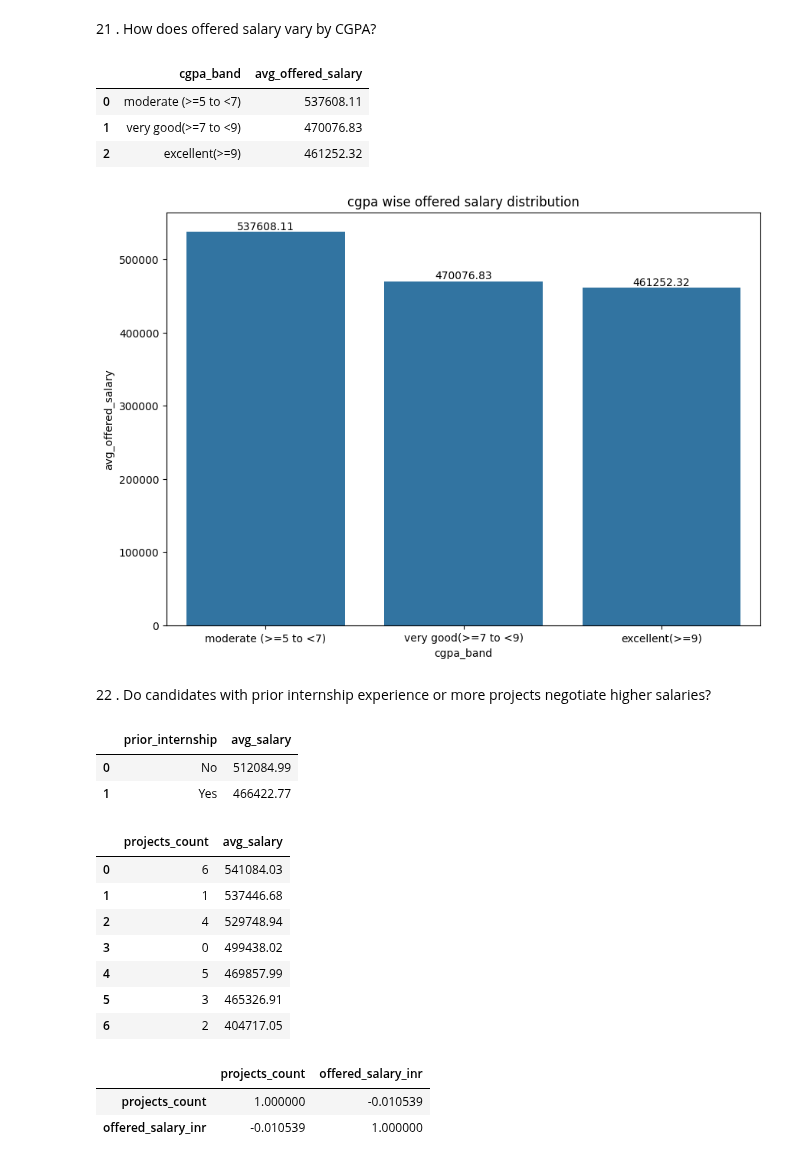
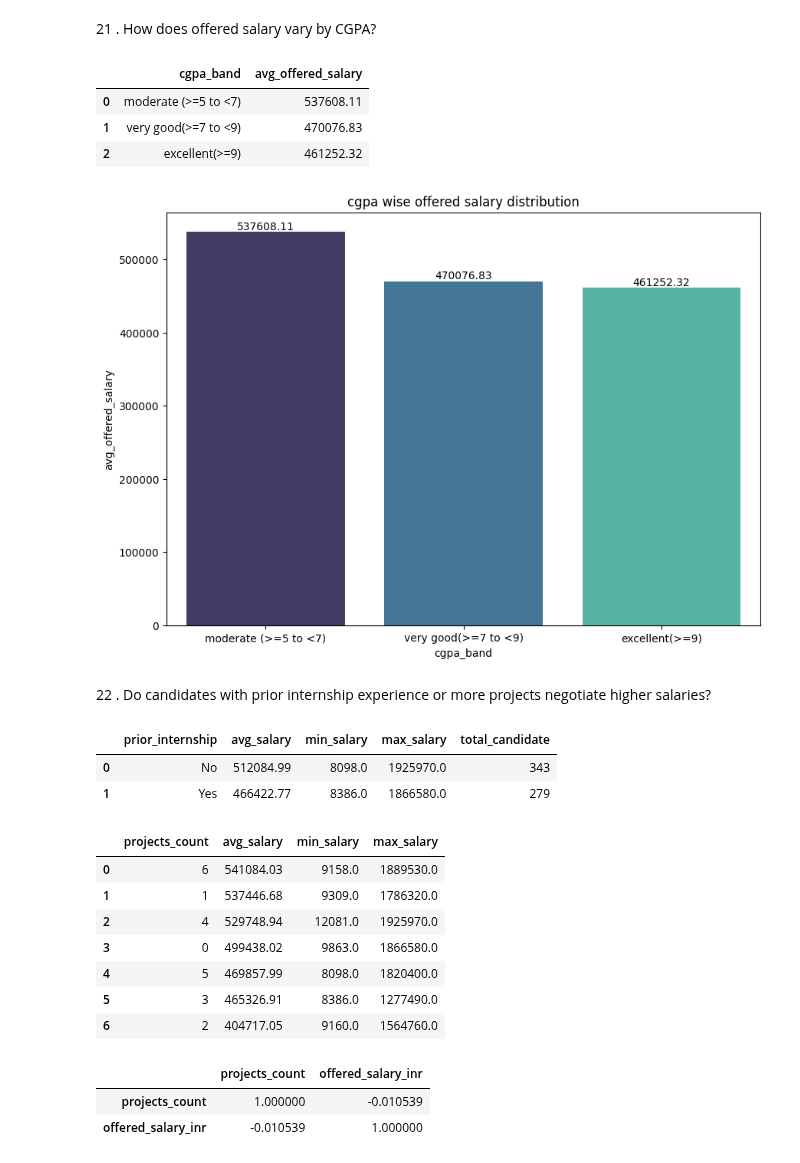
Before and after one commit to Ishasavani1402/Data-Analytics, a Jupyter notebook: fresher_hiring_analysis/EDA.ipynb, the cells around one changed output. Cells and saved outputs as stored; diff of their text form; code cells hidden in the pictures.

```diff
--- a/fresher_hiring_analysis/EDA.ipynb
+++ b/fresher_hiring_analysis/EDA.ipynb
@@ -749,7 +749,7 @@ avg_response_day =  pd.read_sql_query(text("""select platform , round(avg(respon
 # display(avg_response_day)
 
 plt.figure(figsize=(10,7))
-ax = sns.barplot(data=avg_response_day , x="avg_response_day" , y="platform")
+ax = sns.barplot(data=avg_response_day , x="avg_response_day" , y="platform" , palette="mako", hue="platform")
 # Add data labels on each bar
 for p in ax.patches:
     width = p.get_width()
@@ -813,7 +813,7 @@ GROUP BY city"""),engine)
 
 display(cities)
 plt.figure(figsize=(10,7))
-ax = sns.barplot(data=cities , x="city" , y="avg_response_day")
+ax = sns.barplot(data=cities , x="city" , y="avg_response_day", palette="mako" , hue="city")
 for p in ax.patches:
     height = p.get_height()
     x_pos = p.get_x() + p.get_width() / 2
@@ -870,56 +870,56 @@ display(median_salary.head(15))
 # %%
 cgpa_band =  pd.read_sql_query(text("""select case when cgpa < 5 then "fail (<5)"
 when cgpa >=5 and cgpa < 7 then "moderate (>=5 to <7)"
 when cgpa >=7 and cgpa < 9 then "very good(>=7 to <9)"
 else "excellent(>=9)" end as cgpa_band , round(avg(offered_salary_inr),2) as avg_offered_salary from clean_dataset
 where offered_salary_inr > 0
 group by cgpa_band order by avg_offered_salary desc"""),engine)
 display(cgpa_band)
 
 plt.figure(figsize=(10,7))
-ax = sns.barplot(data=cgpa_band , x="cgpa_band" , y="avg_offered_salary")
+ax = sns.barplot(data=cgpa_band , x="cgpa_band" , y="avg_offered_salary", palette="mako" , hue="cgpa_band")
 for p in ax.patches:
     height = p.get_height()
     x_pos = p.get_x() + p.get_width() / 2
     ax.text(
         x_pos,
         height + 0.1,
         f"{height:.2f}",
         va="bottom",
         ha="center",
         fontsize=10,
         color="black"
     )
 plt.title("cgpa wise offered salary distribution")
 plt.show()
 # %% [output]
 |  | cgpa_band | avg_offered_salary |
 | 0 | moderate (>=5 to <7) | 537608.11 |
 | 1 | very good(>=7 to <9) | 470076.83 |
 | 2 | excellent(>=9) | 461252.32 |
-[figure, old version]
+[figure, new version]
 # %% [markdown]
 22 . Do candidates with prior internship experience or more projects negotiate higher salaries?
 # %%
-internship = pd.read_sql_query(text("""select prior_internship , round(avg(offered_salary_inr),2) as avg_salary from clean_dataset where offered_salary_inr > 0 group by prior_internship order by avg_salary desc """),engine)
+internship = pd.read_sql_query(text("""select prior_internship , round(avg(offered_salary_inr),2) as avg_salary, min(offered_salary_inr) as min_salary ,  max(offered_salary_inr) as max_salary , count(*) as total_candidate from clean_dataset where offered_salary_inr > 0 group by prior_internship order by avg_salary desc """),engine)
 display(internship)
 
-projects = pd.read_sql_query(text("""select projects_count , round(avg(offered_salary_inr),2) as avg_salary from clean_dataset where offered_salary_inr > 0 group by projects_count  order by avg_salary desc"""),engine)
+projects = pd.read_sql_query(text("""select projects_count , round(avg(offered_salary_inr),2) as avg_salary , min(offered_salary_inr) as min_salary ,  max(offered_salary_inr) as max_salary from clean_dataset where offered_salary_inr > 0 group by projects_count  order by avg_salary desc"""),engine)
 display(projects)
 
 display(df[['projects_count' , 'offered_salary_inr']].corr())
 # %% [output]
-|  | prior_internship | avg_salary |
-| 0 | No | 512084.99 |
-| 1 | Yes | 466422.77 |
+|  | prior_internship | avg_salary | min_salary | max_salary | total_candidate |
+| 0 | No | 512084.99 | 8098.0 | 1925970.0 | 343 |
+| 1 | Yes | 466422.77 | 8386.0 | 1866580.0 | 279 |
-|  | projects_count | avg_salary |
-| 0 | 6 | 541084.03 |
-| 1 | 1 | 537446.68 |
-| 2 | 4 | 529748.94 |
-| 3 | 0 | 499438.02 |
-| 4 | 5 | 469857.99 |
-| 5 | 3 | 465326.91 |
-| 6 | 2 | 404717.05 |
+|  | projects_count | avg_salary | min_salary | max_salary |
+| 0 | 6 | 541084.03 | 9158.0 | 1889530.0 |
+| 1 | 1 | 537446.68 | 9309.0 | 1786320.0 |
+| 2 | 4 | 529748.94 | 12081.0 | 1925970.0 |
+| 3 | 0 | 499438.02 | 9863.0 | 1866580.0 |
+| 4 | 5 | 469857.99 | 8098.0 | 1820400.0 |
+| 5 | 3 | 465326.91 | 8386.0 | 1277490.0 |
+| 6 | 2 | 404717.05 | 9160.0 | 1564760.0 |
 |  | projects_count | offered_salary_inr |
 | projects_count | 1.000000 | -0.010539 |
 | offered_salary_inr | -0.010539 | 1.000000 |
```
Also changed, not shown: parts of 10 cells of this notebook.
